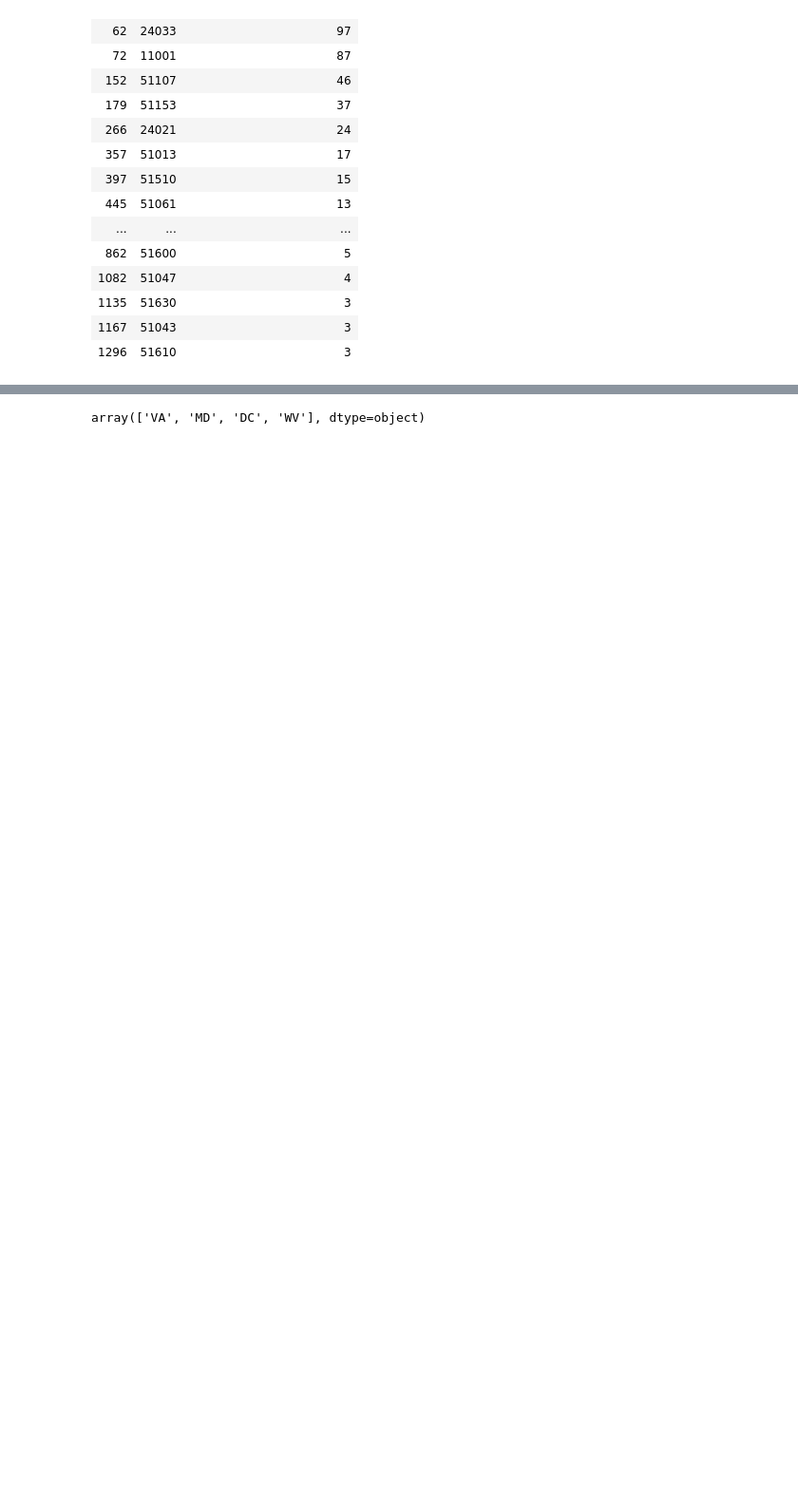
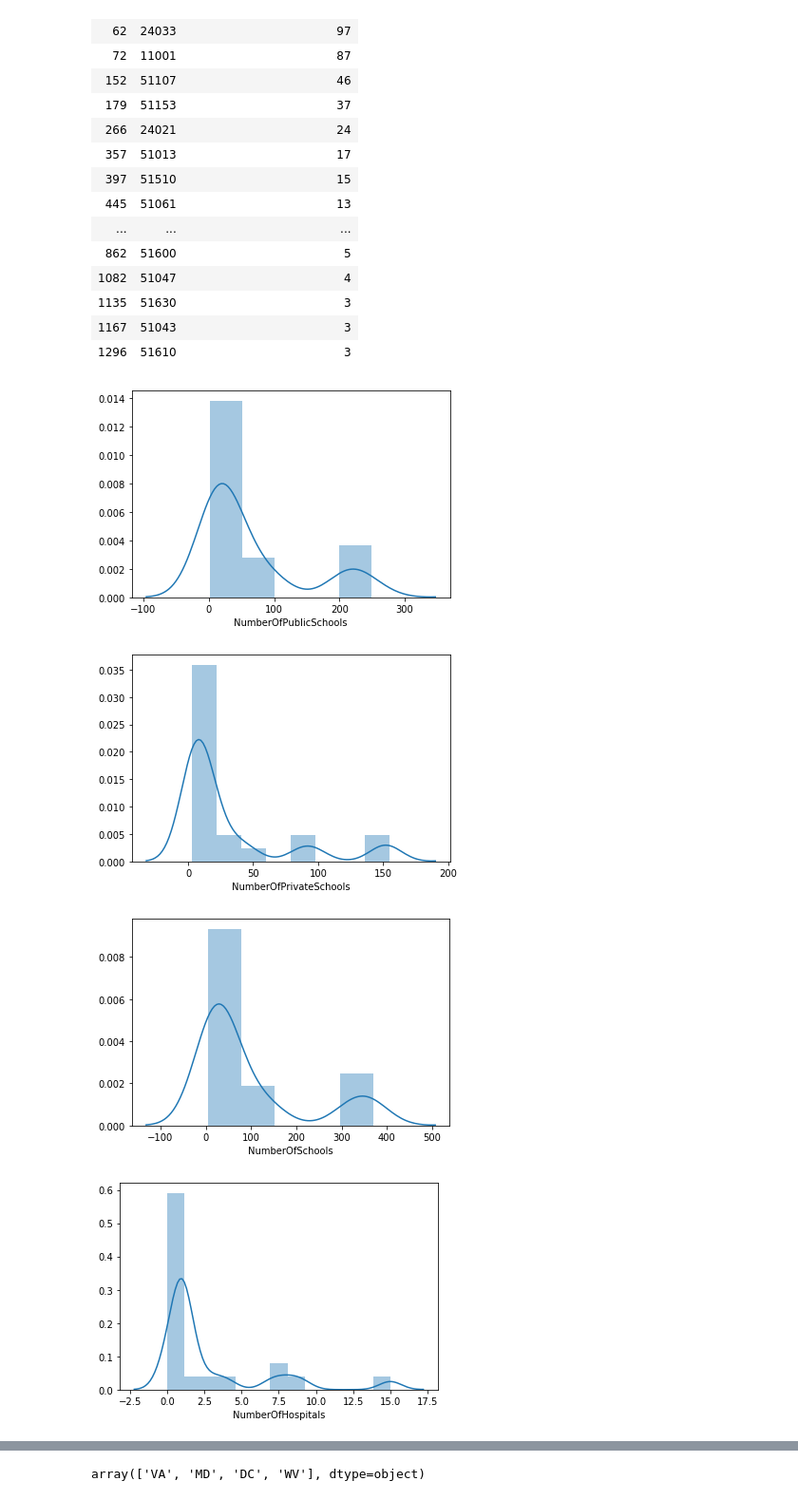
Before and after one commit to muoyo/dc-metro-housing, a Jupyter notebook: dchousing.ipynb, the cells around one changed output, grey strips where cells are left out. Shown: that part at 95% size. Saved outputs shown, nothing was run; the diff lists cells and outputs as text; code cells hidden in the pictures; blank space fills up the shorter version.

```diff
--- a/dchousing.ipynb
+++ b/dchousing.ipynb
@@ -344,3 +346,28 @@ df_dcmetro_merged = df_dcmetro.merge(public_schools_per_county_dcmetro, how='lef
                                         hospitals_per_county_dcmetro, how='left', on='FIPS')
 # %%
 df_dcmetro_merged['NumberOfSchools'] = df_dcmetro_merged['NumberOfPublicSchools'] + df_dcmetro_merged['NumberOfPrivateSchools']
+df_dcmetro_merged['PercentPublicSchools'] = df_dcmetro_merged['NumberOfPublicSchools'] / df_dcmetro_merged['NumberOfSchools']
+# %%
+df_dcmetro_merged['NumberOfHospitals'] = df_dcmetro_merged['NumberOfHospitals'].fillna(0)
+# %%
+num_private_schools_dcmetro = df_dcmetro_merged['NumberOfPrivateSchools']
+num_public_schools_dcmetro = df_dcmetro_merged['NumberOfPublicSchools']
+num_schools_dcmetro = df_dcmetro_merged['NumberOfSchools']
+num_hospitals_dcmetro = df_dcmetro_merged['NumberOfHospitals']
+# %%
+sns.distplot(num_public_schools_dcmetro)
+plt.show()
+
+sns.distplot(num_private_schools_dcmetro)
+plt.show()
+
+sns.distplot(num_schools_dcmetro)
+plt.show()
+
+sns.distplot(num_hospitals_dcmetro)
+plt.show()
+# %% [output]
+[figure, added]
+[figure, added]
+[figure, added]
+[figure, added]
```
Also changed, not shown: parts of 10 cells of this notebook.
